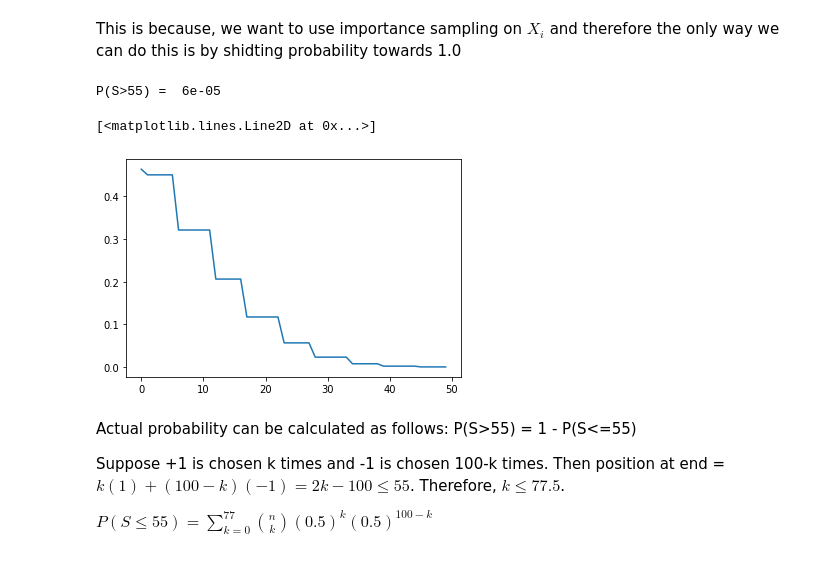
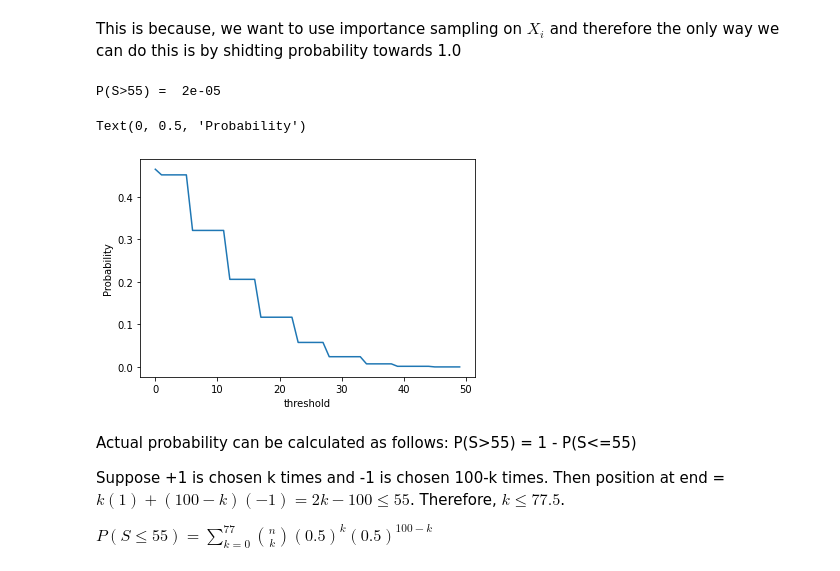
Before and after one commit to hardikparwana/aerosp567, a Jupyter notebook: Project 1_3.ipynb, the cells around one changed output. Saved outputs shown, nothing was run; the diff lists cells and outputs as text; code cells hidden in the pictures.

```diff
--- a/Project 1_3.ipynb
+++ b/Project 1_3.ipynb
@@ -151,21 +156,23 @@ def monte_carlo_importance(sample_paths_vs_n, threshold):
 # %%
 num_trials = 10**5
 estimator_vals_importance = np.zeros((num_trials, num_samples))
 for trial in range(num_trials):
     estimator_vals_importance[trial, :], _ = random_walk_weighted(num_samples, shifted_random_walk_sampler, cumsum=True)
 
 threshold = 55
 print("P(S>55) = ", monte_carlo_importance(estimator_vals_importance, threshold))
 
 probs = []
 for threshold in range(50):
     probs.append(monte_carlo_importance(estimator_vals_importance, threshold))
 
 plt.plot(probs)
+plt.xlabel('threshold')
+plt.ylabel('Probability')
 # %% [output]
-P(S>55) =  6e-05
+P(S>55) =  2e-05
-[<matplotlib.lines.Line2D at 0x...>]
+Text(0, 0.5, 'Probability')
-[figure, old version]
+[figure, new version]
 # %% [markdown]
 Actual probability can be calculated as follows:
 P(S>55) = 1 - P(S<=55)
```
Also changed, not shown: parts of 9 cells of this notebook, 13 other files.
